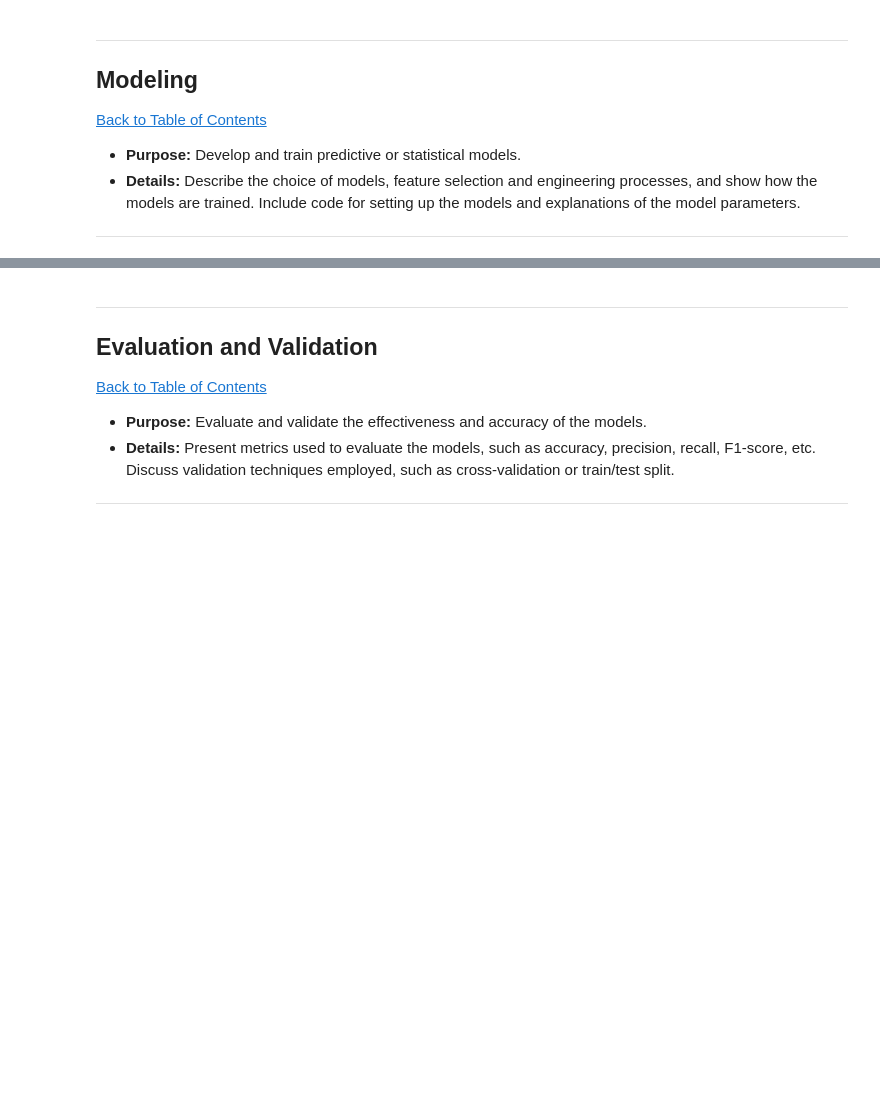
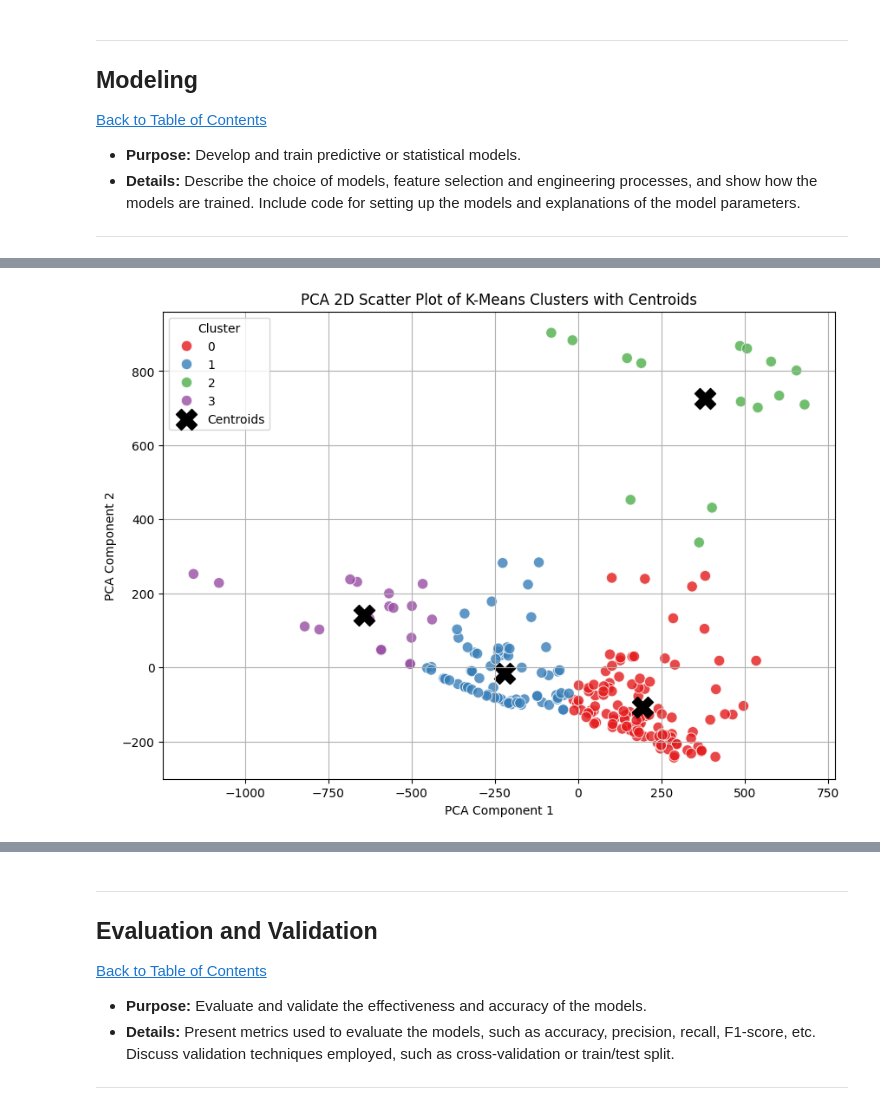
Before and after one commit to Jeremy809/Workplace, a Jupyter notebook: QCTO---Workplace-Module-Notebook-Template-4571.ipynb, the cells around one changed output, grey strips where cells are left out. Drawn from its saved outputs; the diff is of its cells as text; code cells hidden in the pictures; blank space fills up the shorter version.

```diff
--- a/QCTO---Workplace-Module-Notebook-Template-4571.ipynb
+++ b/QCTO---Workplace-Module-Notebook-Template-4571.ipynb
@@ -540,0 +671,67 @@ Name: count, dtype: int64
+# %%
+# --- Ensure Cluster column exists ---
+if 'Cluster' not in df.columns:
+    raise ValueError("Cluster column not found. Run K-Means first.")
+
+# --- Separate numeric and categorical columns ---
+numeric_cols = df.select_dtypes(include='number').columns.tolist()
+numeric_cols.remove('Cluster')  # exclude label
+categorical_cols = df.select_dtypes(include='object').columns.tolist()
+
+# --- Numeric Summary ---
+numeric_summary = df.groupby('Cluster')[numeric_cols].agg(['mean', 'std', 'min', 'max'])
+print("📊 Numeric Feature Summary by Cluster:\n")
+print(numeric_summary)
+
+# --- Categorical Summary (most common value) ---
+def most_common(series):
+    return series.value_counts().index[0] if not series.empty else None
+
+if categorical_cols:
+    categorical_summary = df.groupby('Cluster')[categorical_cols].agg(most_common)
+    print("\n📊 Categorical Feature Summary by Cluster:\n")
+    print(categorical_summary)
+
+# --- Cluster Sizes ---
+print("\n📊 Cluster Sizes:\n")
+print(df['Cluster'].value_counts().sort_index())
+
+# --- PCA for Visualization ---
+X_numeric = df[numeric_cols]
+pca = PCA(n_components=2, random_state=42)
+X_pca = pca.fit_transform(X_numeric)
+
+plot_df = df.copy()
+plot_df['PCA1'] = X_pca[:,0]
+plot_df['PCA2'] = X_pca[:,1]
+
+# --- Compute cluster centroids in PCA space ---
+centroids = plot_df.groupby('Cluster')[['PCA1','PCA2']].mean()
+
+# --- Plot ---
+plt.figure(figsize=(10,7))
+sns.scatterplot(
+    data=plot_df,
+    x='PCA1', y='PCA2',
+    hue='Cluster',
+    palette='Set1',
+    s=80,
+    alpha=0.8
+)
+# Plot centroids
+plt.scatter(
+    centroids['PCA1'],
+    centroids['PCA2'],
+    s=300,
+    c='black',
+    marker='X',
+    label='Centroids'
+)
+
+plt.title("PCA 2D Scatter Plot of K-Means Clusters with Centroids")
+plt.xlabel("PCA Component 1")
+plt.ylabel("PCA Component 2")
+plt.legend(title="Cluster", loc='best')
+plt.grid(True)
+plt.show()
+# %% [output]
@@ -540,0 +755 @@ Name: count, dtype: int64
+[figure, added]
```
Also changed, not shown: parts of 18 cells of this notebook.
